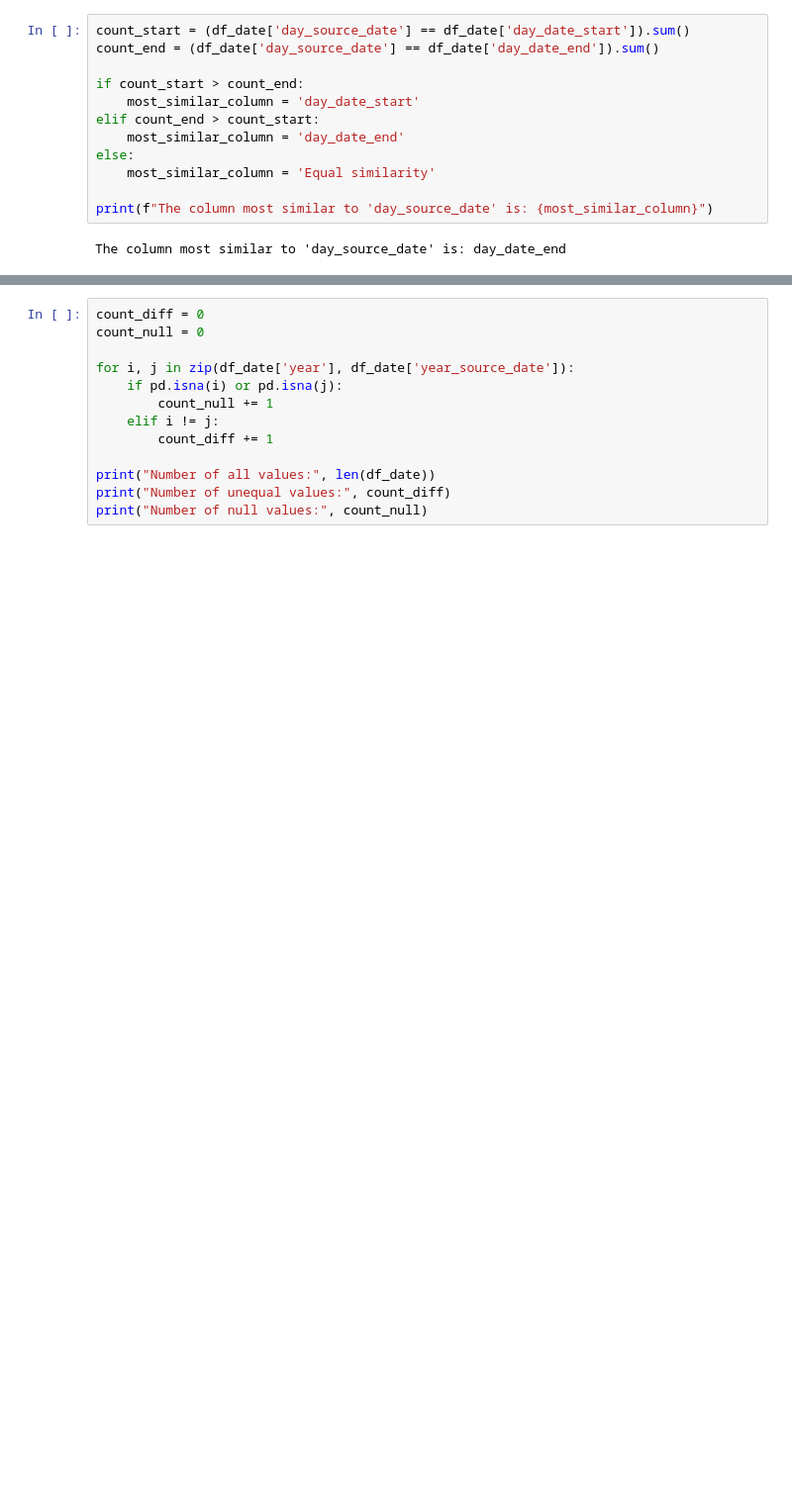
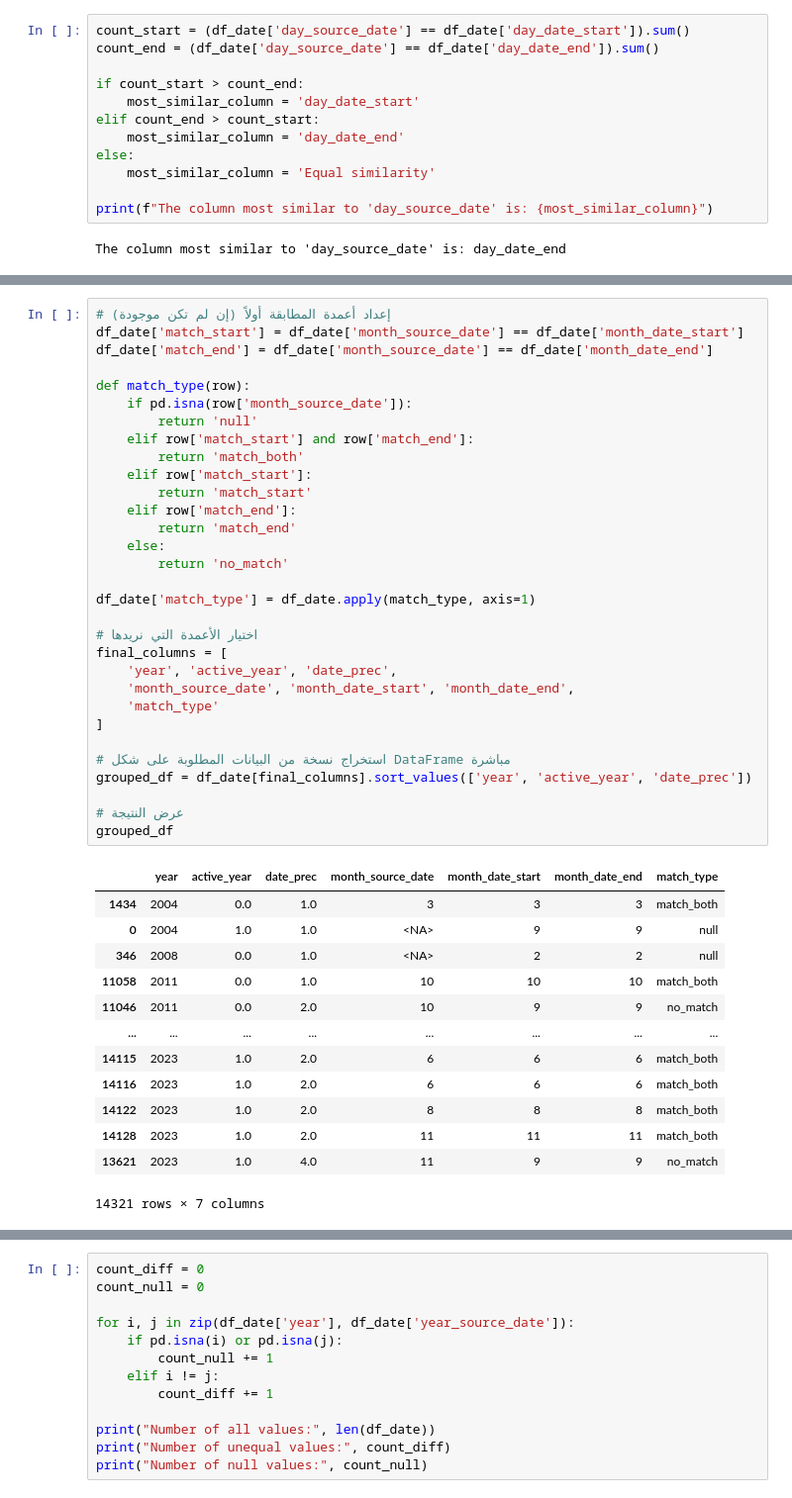
Before and after one commit to hananbahtiti/School, a Jupyter notebook: syria.ipynb, the cells around one changed output, grey strips where cells are left out. Shown at 99% size. Drawn from its saved outputs; the diff is of its cells as text; blank space fills up the shorter version.

```diff
--- a/syria.ipynb
+++ b/syria.ipynb
@@ -708,0 +828,45 @@ memory usage: 699.4 KB
+# %%
+# إعداد أعمدة المطابقة أولاً (إن لم تكن موجودة)
+df_date['match_start'] = df_date['month_source_date'] == df_date['month_date_start']
+df_date['match_end'] = df_date['month_source_date'] == df_date['month_date_end']
+
+def match_type(row):
+    if pd.isna(row['month_source_date']):
+        return 'null'
+    elif row['match_start'] and row['match_end']:
+        return 'match_both'
+    elif row['match_start']:
+        return 'match_start'
+    elif row['match_end']:
+        return 'match_end'
+    else:
+        return 'no_match'
+
+df_date['match_type'] = df_date.apply(match_type, axis=1)
+
+# اختيار الأعمدة التي نريدها
+final_columns = [
+    'year', 'active_year', 'date_prec',
+    'month_source_date', 'month_date_start', 'month_date_end',
+    'match_type'
+]
+
+# استخراج نسخة من البيانات المطلوبة على شكل DataFrame مباشرة
+grouped_df = df_date[final_columns].sort_values(['year', 'active_year', 'date_prec'])
+
+# عرض النتيجة
+grouped_df
+# %% [output]
+|  | year | active_year | date_prec | month_source_date | month_date_start | month_date_end | match_type |
+| 1434 | 2004 | 0.0 | 1.0 | 3 | 3 | 3 | match_both |
+| 0 | 2004 | 1.0 | 1.0 | <NA> | 9 | 9 | null |
+| 346 | 2008 | 0.0 | 1.0 | <NA> | 2 | 2 | null |
+| 11058 | 2011 | 0.0 | 1.0 | 10 | 10 | 10 | match_both |
+| 11046 | 2011 | 0.0 | 2.0 | 10 | 9 | 9 | no_match |
+| ... | ... | ... | ... | ... | ... | ... | ... |
+| 14115 | 2023 | 1.0 | 2.0 | 6 | 6 | 6 | match_both |
+| 14116 | 2023 | 1.0 | 2.0 | 6 | 6 | 6 | match_both |
+| 14122 | 2023 | 1.0 | 2.0 | 8 | 8 | 8 | match_both |
+| 14128 | 2023 | 1.0 | 2.0 | 11 | 11 | 11 | match_both |
+| 13621 | 2023 | 1.0 | 4.0 | 11 | 9 | 9 | no_match |
+14321 rows × 7 columns
```
Also changed, not shown: parts of 14 cells of this notebook.
